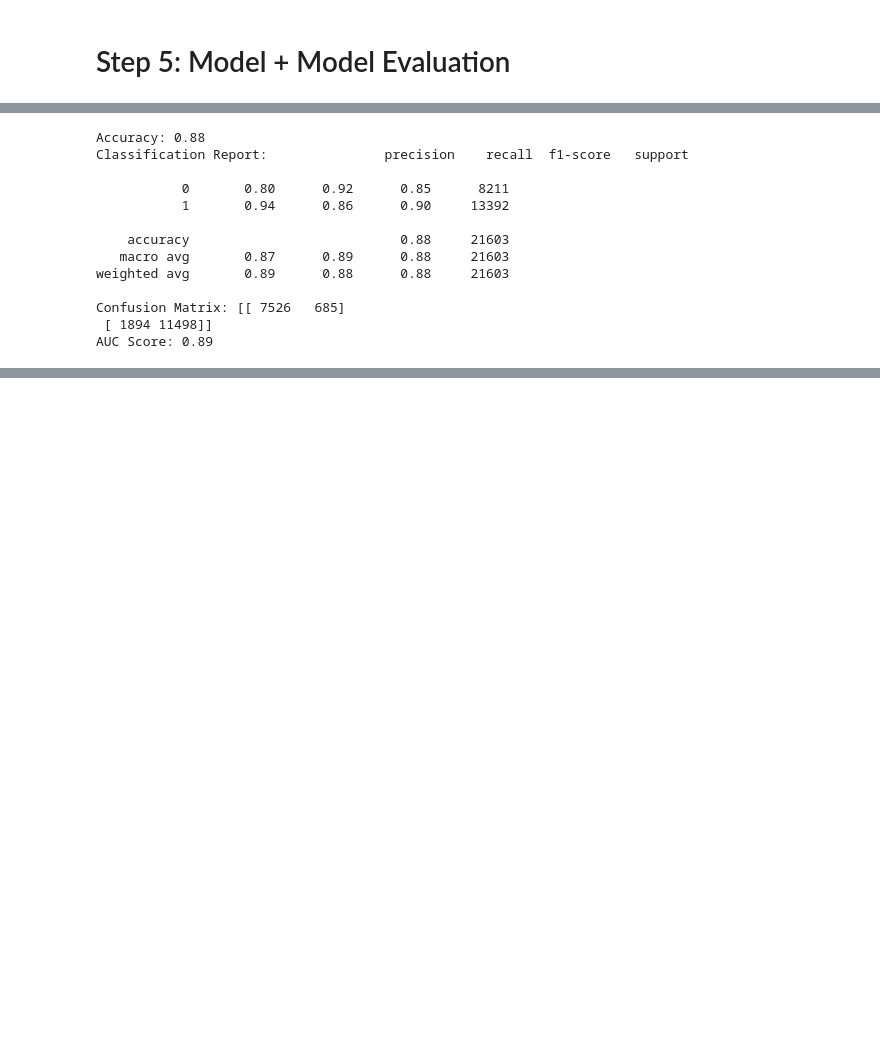
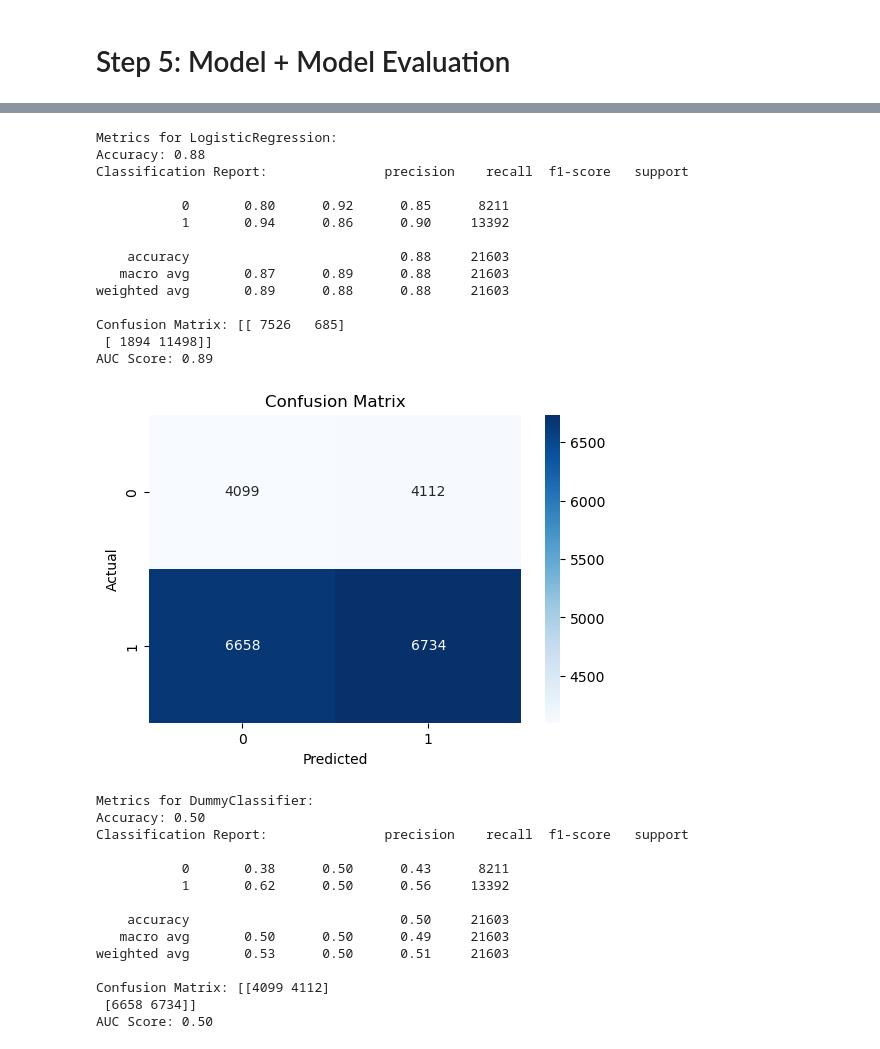
Before and after one commit to nzdametto/study_case, a Jupyter notebook: study_case_nzd.ipynb, the cells around one changed output, grey strips where cells are left out. Saved outputs shown, nothing was run; the diff lists cells and outputs as text; code cells hidden in the pictures; blank space fills up the shorter version.

```diff
--- a/study_case_nzd.ipynb
+++ b/study_case_nzd.ipynb
@@ -261,2 +293,0 @@ from model import evaluate_logistic_regression
-# %%
-metrics = evaluate_logistic_regression(dataset)
@@ -268,20 +294,14 @@ metrics = evaluate_logistic_regression(dataset)
-# %%
-for metric_name, metric_value in metrics.items():
-    if isinstance(metric_value, (int, float)):
-        print(f"{metric_name}: {metric_value:.2f}")
-    else:
-        print(f"{metric_name}: {metric_value}")
-# %% [output]
-Accuracy: 0.88
-Classification Report:               precision    recall  f1-score   support
-
-           0       0.80      0.92      0.85      8211
-           1       0.94      0.86      0.90     13392
-
-    accuracy                           0.88     21603
-   macro avg       0.87      0.89      0.88     21603
-weighted avg       0.89      0.88      0.88     21603
-
-Confusion Matrix: [[ 7526   685]
- [ 1894 11498]]
-AUC Score: 0.89
+# %%
+classifiers = ['LogisticRegression', 'DummyClassifier']
+
+for classifier in classifiers:
+    metrics = evaluate_classifier(dataset, classifier)
+
+    print(f"Metrics for {classifier}:")
+    for metric_name, metric_value in metrics.items():
+        if isinstance(metric_value, (int, float)):
+            print(f"{metric_name}: {metric_value:.2f}")
+        else:
+            print(f"{metric_name}: {metric_value}")
+    print("\n")
+# %% [output]
@@ -287,0 +311,29 @@ AUC Score: 0.89
+Metrics for LogisticRegression:
+Accuracy: 0.88
+Classification Report:               precision    recall  f1-score   support
+
+           0       0.80      0.92      0.85      8211
+           1       0.94      0.86      0.90     13392
+
+    accuracy                           0.88     21603
+   macro avg       0.87      0.89      0.88     21603
+weighted avg       0.89      0.88      0.88     21603
+
+Confusion Matrix: [[ 7526   685]
+ [ 1894 11498]]
+AUC Score: 0.89
+[figure, added]
+Metrics for DummyClassifier:
+Accuracy: 0.50
+Classification Report:               precision    recall  f1-score   support
+
+           0       0.38      0.50      0.43      8211
+           1       0.62      0.50      0.56     13392
+
+    accuracy                           0.50     21603
+   macro avg       0.50      0.50      0.49     21603
+weighted avg       0.53      0.50      0.51     21603
+
+Confusion Matrix: [[4099 4112]
+ [6658 6734]]
+AUC Score: 0.50
```
Also changed, not shown: parts of 15 cells of this notebook, 9 other files.
